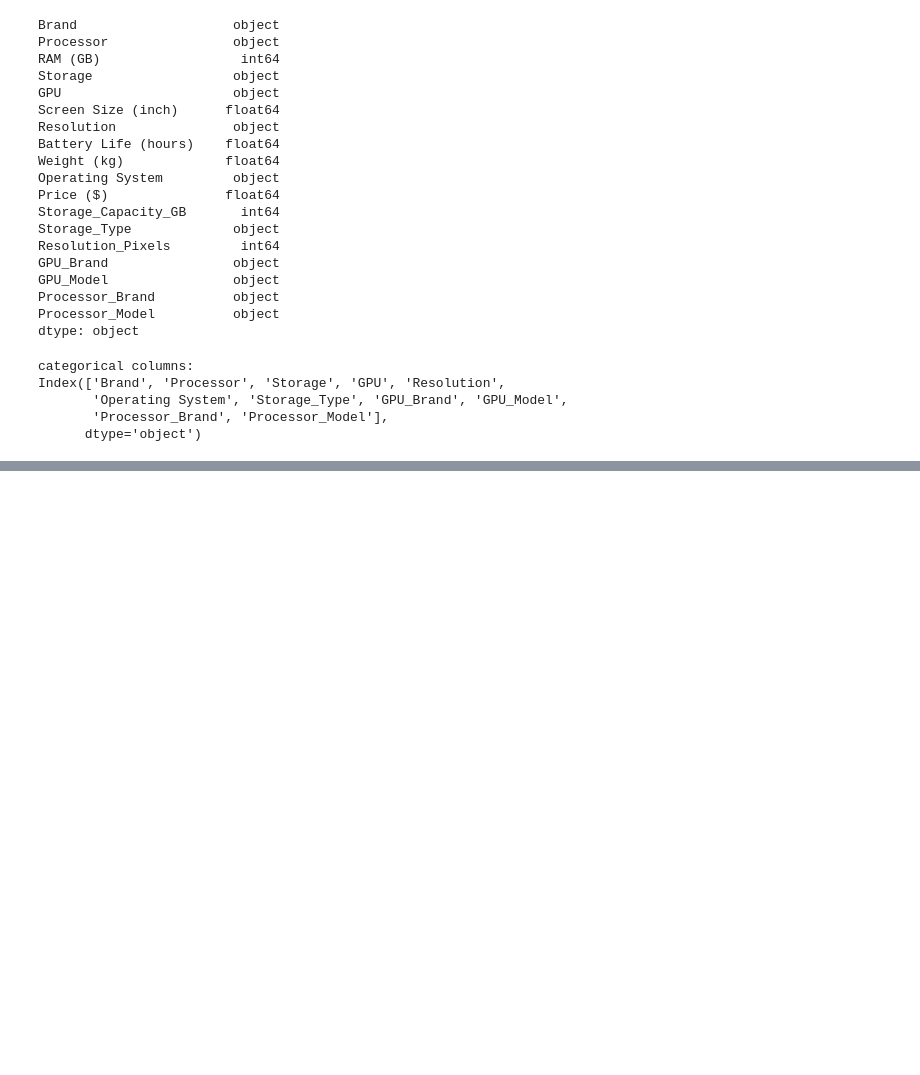
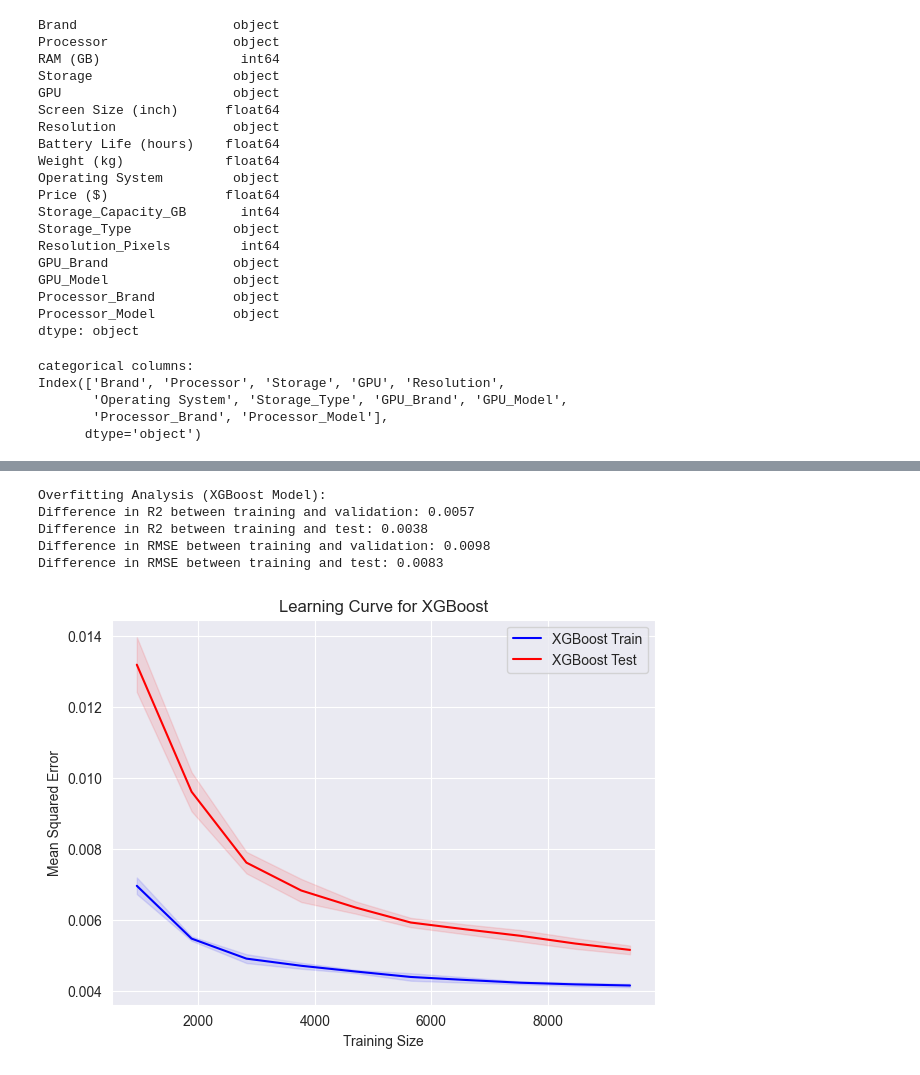
Before and after one commit to mobinym/Laptop_Price_Predict, a Jupyter notebook: Exercise 2.ipynb, the cells around one changed output, grey strips where cells are left out. Saved outputs shown, nothing was run; the diff lists cells and outputs as text; code cells hidden in the pictures; blank space fills up the shorter version.

```diff
--- a/Exercise 2.ipynb
+++ b/Exercise 2.ipynb
@@ -993,0 +707,31 @@ def plot_prediction_scatter():
+# %%
+
+X = df_processed.drop("Price ($)", axis=1)
+y = df_processed["Price ($)"]
+
+X_temp, X_test, y_temp, y_test = train_test_split(X, y, test_size=0.2, random_state=42)
+X_train, X_val, y_train, y_val = train_test_split(X_temp, y_temp, test_size=0.25, random_state=42)
+
+print(f"Training set size: {X_train.shape}")
+print(f"Validation set size: {X_val.shape}")
+print(f"Test set size: {X_test.shape}")
+
+pipeline_xgb = Pipeline([
+    ('scaler', StandardScaler()),
+    ('model', XGBRegressor(
+        n_estimators=100,
+        max_depth=10,
+        learning_rate=0.1,
+        min_child_weight=5,
+        subsample=0.8,
+        colsample_bytree=0.8,
+        reg_alpha=0.1,
+        reg_lambda=1,
+        gamma=0.2,
+        objective="reg:squarederror",
+        random_state=42,
+        eval_metric="rmse"
+    ))
+])
+
+pipeline_xgb.fit(X_train, y_train)
@@ -993,0 +780,16 @@ def plot_prediction_scatter():
+# %%
+print("\nOverfitting Analysis (XGBoost Model):")
+print(f"Difference in R2 between training and validation: {train_r2 - val_r2:.4f}")
+print(f"Difference in R2 between training and test: {train_r2 - test_r2:.4f}")
+print(f"Difference in RMSE between training and validation: {val_rmse - train_rmse:.4f}")
+print(f"Difference in RMSE between training and test: {test_rmse - train_rmse:.4f}")
+# %% [output]
+Overfitting Analysis (XGBoost Model):
+Difference in R2 between training and validation: 0.0057
+Difference in R2 between training and test: 0.0038
+Difference in RMSE between training and validation: 0.0098
+Difference in RMSE between training and test: 0.0083
+# %%
+plot_learning_curve(pipeline_xgb, X, y, "XGBoost")
+# %% [output]
+[figure, added]
```
Also changed, not shown: parts of 57 cells of this notebook, 1 other file.
